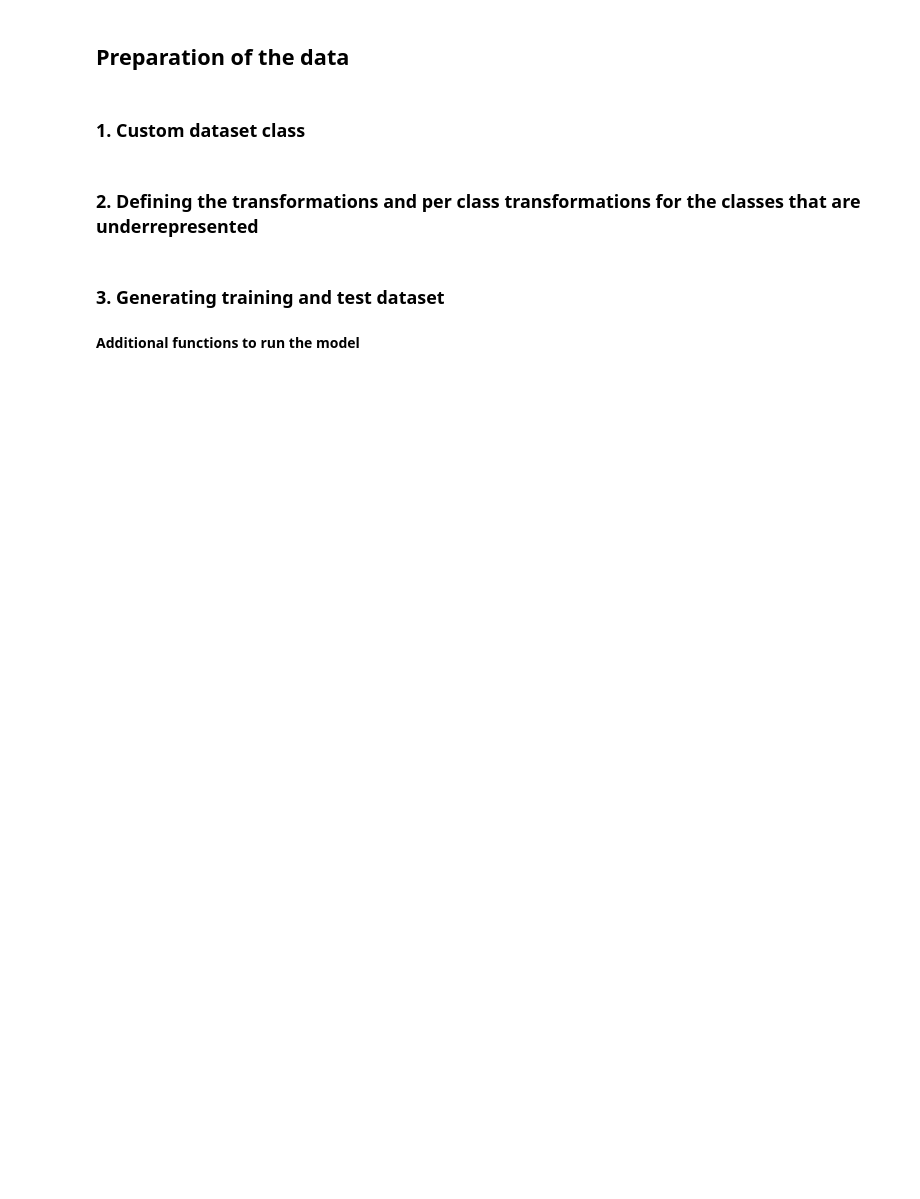
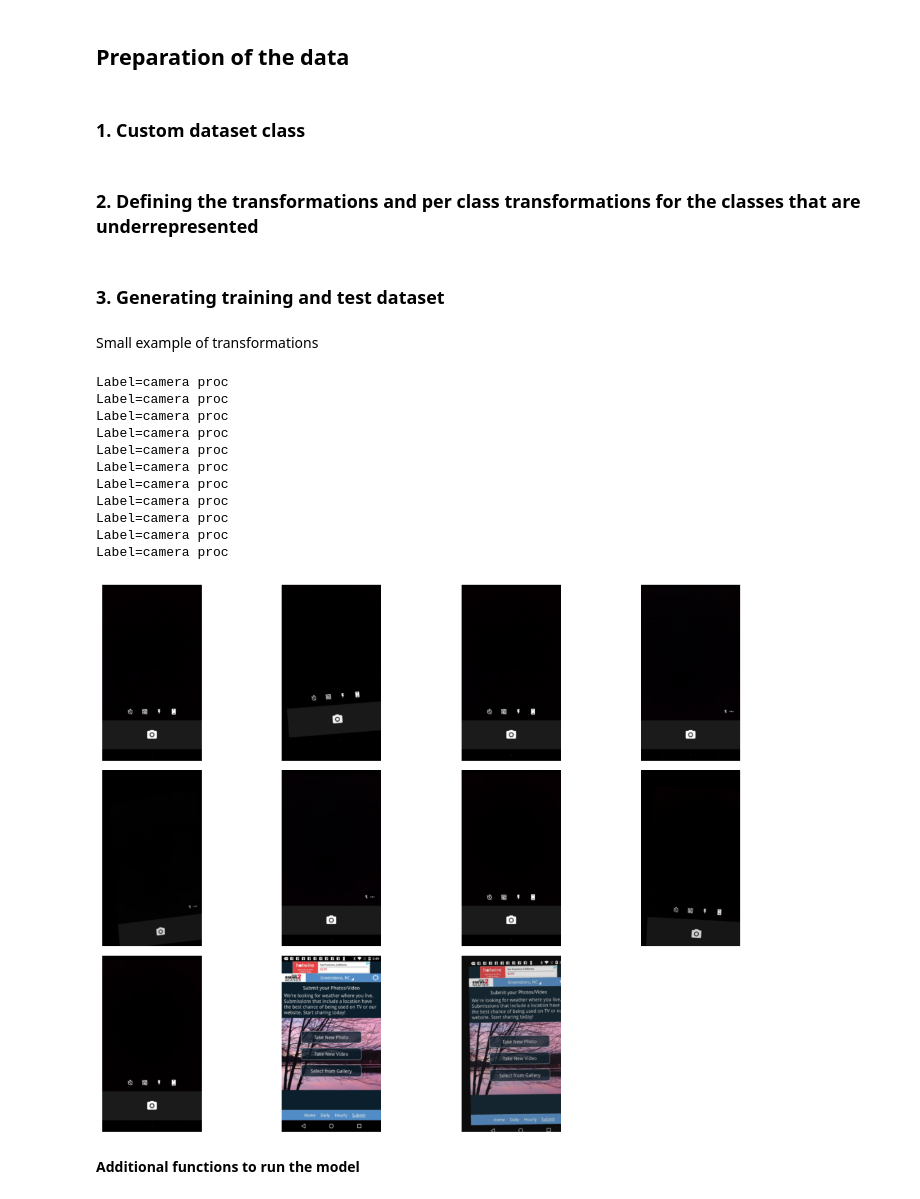
Before and after one commit to madbulgarianfromukraine/modeling_cvs, a Jupyter notebook: src/simple_model/simple_example.ipynb, the cells around one changed output. Cells and saved outputs as stored; diff of their text form; code cells hidden in the pictures; blank space fills up the shorter version.

Commit message:
Added some sample image augmentation visualizatoins and also another fine-tune due to mistake in the final layer.

```diff
--- a/src/simple_model/simple_example.ipynb
+++ b/src/simple_model/simple_example.ipynb
@@ -130,6 +130,7 @@ class CustomEnricoDataset(Dataset):
                 print(f"Label={label} proc")
                 img, _ = self.__getitem__(i)
 
+                img = img.permute(1, 2, 0).detach().cpu().numpy()
                 results.append(img)
 
                 if len(results) > num_samples:
@@ -190,3 +191,5 @@ train_dataset, test_dataset = CustomEnricoDataset.create_splits(
     transform=universal_base,
     transform_to_class=augmentations
 )
+# %% [markdown]
+Small example of transformations
@@ -193,2 +246,19 @@ train_dataset, test_dataset = CustomEnricoDataset.create_splits(
+# %%
+images = train_dataset.get_by_label(label="camera", num_samples=10)
+
+plot_image_list(images)
+# %% [output]
+Label=camera proc
+Label=camera proc
+Label=camera proc
+Label=camera proc
+Label=camera proc
+Label=camera proc
+Label=camera proc
+Label=camera proc
+Label=camera proc
+Label=camera proc
+Label=camera proc
+[figure, added]
 # %% [markdown]
 **Additional functions to run the model**
```
Also changed, not shown: parts of 14 cells of this notebook.
